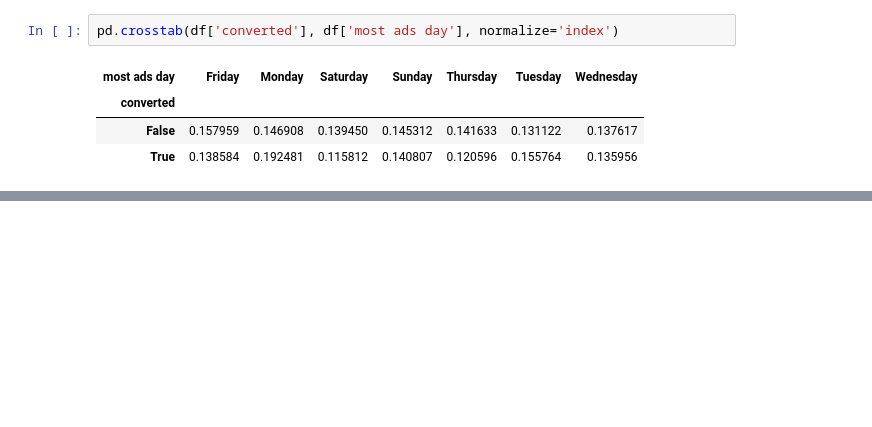
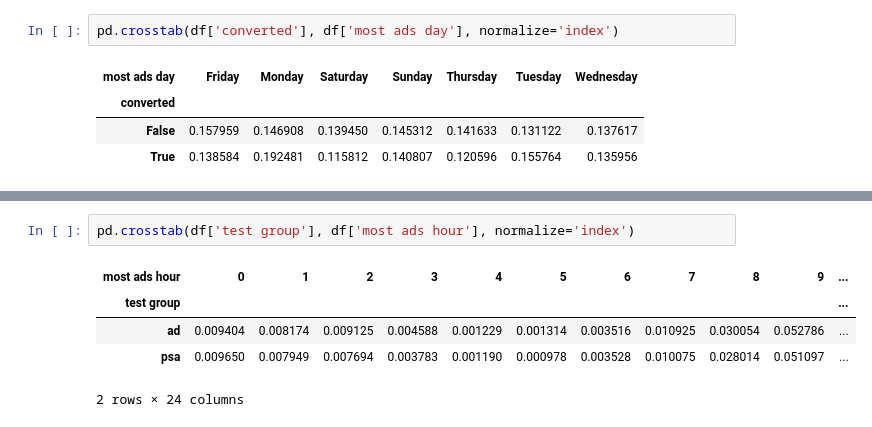
Before and after one commit to igor-kevin/marketing_test-a-b, a Jupyter notebook: notebooks/01_qualidade_dados_e_EDA.ipynb, the cells around one changed output, grey strips where cells are left out. Saved outputs shown, nothing was run; the diff lists cells and outputs as text; blank space fills up the shorter version.

```diff
--- a/notebooks/01_qualidade_dados_e_EDA.ipynb
+++ b/notebooks/01_qualidade_dados_e_EDA.ipynb
@@ -364,0 +386,8 @@ pd.crosstab(df['converted'], df['most ads day'], normalize=True)
+# %%
+pd.crosstab(df['test group'], df['most ads hour'], normalize='index')
+# %% [output]
+| most ads hour | 0 | 1 | 2 | 3 | 4 | 5 | 6 | 7 | 8 | 9 | ... |
+| test group |  |  |  |  |  |  |  |  |  |  | ... |
+| ad | 0.009404 | 0.008174 | 0.009125 | 0.004588 | 0.001229 | 0.001314 | 0.003516 | 0.010925 | 0.030054 | 0.052786 | ... |
+| psa | 0.009650 | 0.007949 | 0.007694 | 0.003783 | 0.001190 | 0.000978 | 0.003528 | 0.010075 | 0.028014 | 0.051097 | ... |
+2 rows × 24 columns
```
Also changed, not shown: parts of 22 cells of this notebook.
